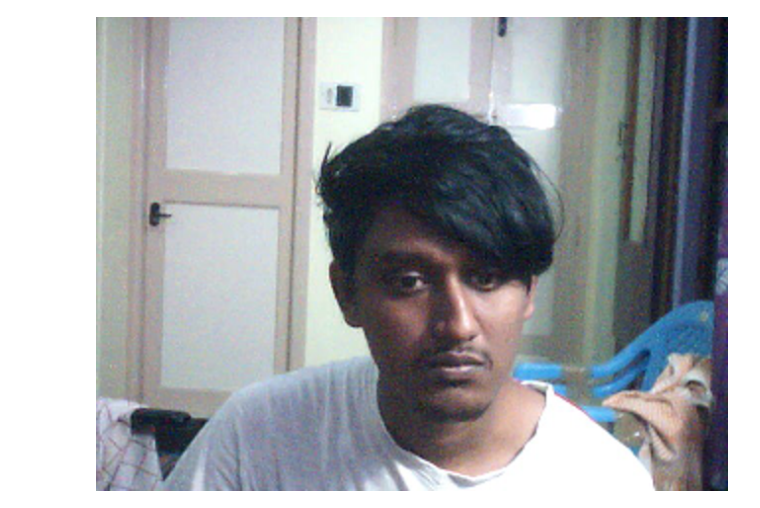
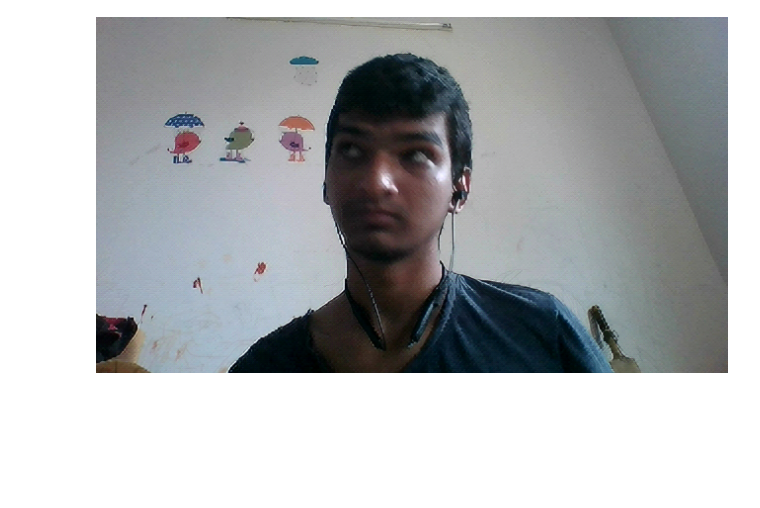
Before and after one commit to vinotharjun/pixelEnhancer, a Jupyter notebook: notebooks/inference.ipynb, the cells around one changed output. Saved outputs shown, nothing was run; the diff lists cells and outputs as text; code cells hidden in the pictures; blank space fills up the shorter version.

```diff
--- a/notebooks/inference.ipynb
+++ b/notebooks/inference.ipynb
@@ -15,4 +12,4 @@ The autoreload extension is already loaded. To reload it, use:
 # %%
-opt_path = "../configs/smallmodel/mse_train.yml"
+opt_path = "../configs/smallmodel/gan_train.yml"
 generator= get_generator_from_yml(opt_path,False)
 # %% [output]
@@ -19,0 +17,4 @@ generator is loaded from /notebooks/pixelEnhancer/checkpoints/small_checkpoint_m
+# %%
+start=time.time()
+print(generator.to(device)(torch.randn(1,3,960,540).to(device)).shape)
+time.time()-start
@@ -42,8 +46,10 @@ def predict_without_patch(filename,scale=4,resize=True):
     ex = torch.from_numpy(ex).unsqueeze(0).float().to(device)
     with torch.no_grad():
         generator.eval()
+        start=time.time()
         result = generator(ex)
-    img = preds(result,filename)
+        print(time.time()-start)
+    img = preds(result)
     if resize ==False:
         bicubic = ex_img.resize((ex_img.size[0]//scale,ex_img.size[1]//scale))
     return img,ex_img,bicubic
@@ -125,9 +85,9 @@ core                           result0.png
 # %%
-img =  Image.open("WIN_20201204_19_46_22_Pro.jpg").convert("RGB")
+img =  Image.open("Photo-1.jpeg").convert("RGB")
 generator.to(device)
-#generator.load_state_dict(torch.load("../checkpoints/small_checkpoint_mse_x2.pt",map_location=device)["generator_state_dict"])
+generator.load_state_dict(torch.load("../checkpoints/verysmall_best_charbonnier_x4_imdn_rtc_20_6.pt",map_location=device)["generator_state_dict"])
 import time
 start=time.time()
-a,b,c = predict_without_patch(img,resize=True,scale=2)
+result,input_img,bicubic = predict_without_patch(img,resize=True,scale=4)
 print(time.time()-start)
 # %% [output]
@@ -143,4 +96,4 @@ a
-# %%
-c
-# %% [output]
-[figure, removed]
+# %%
+result
+# %% [output]
+[figure, added]
```
Also changed, not shown: parts of 13 cells of this notebook, 41 other files.
